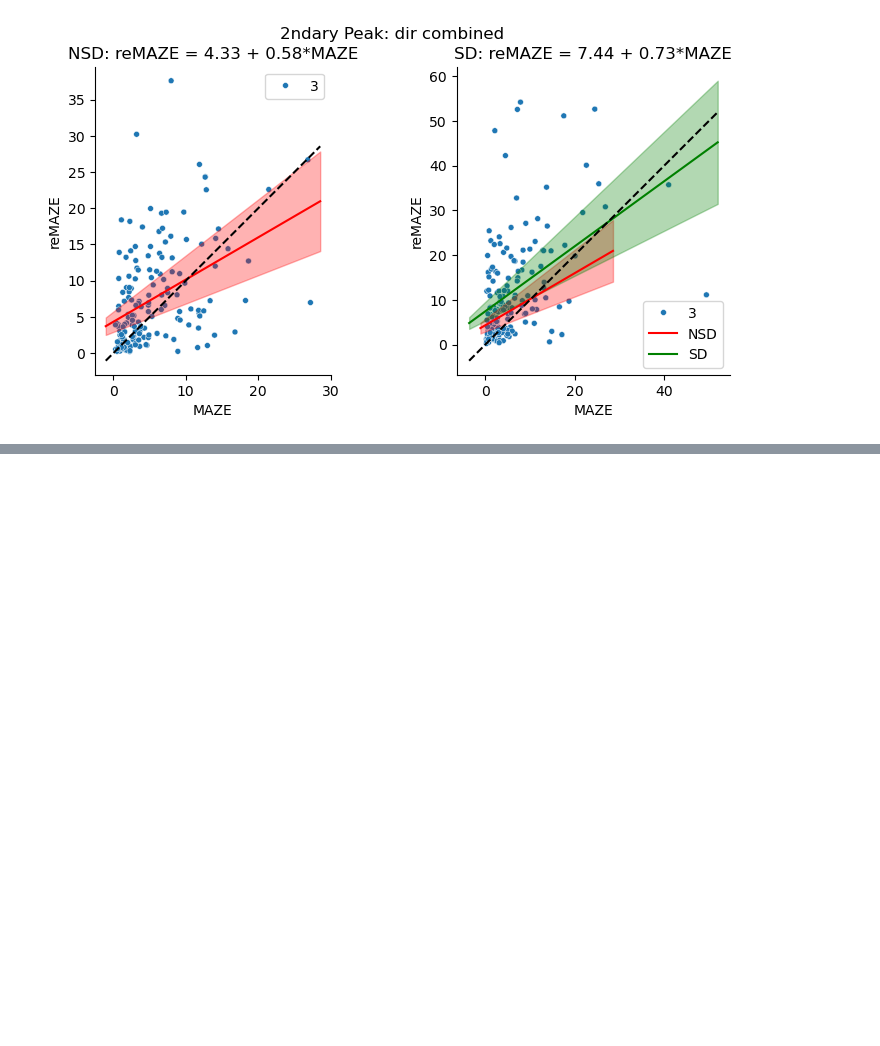
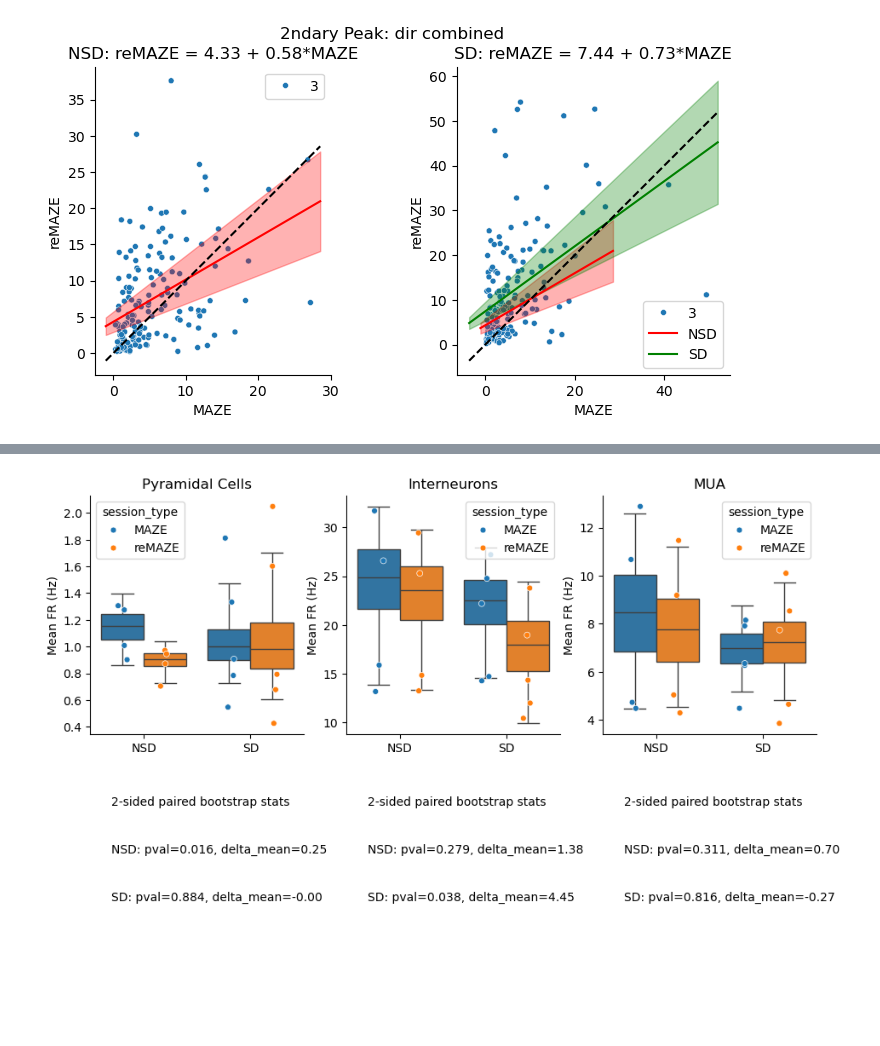
Before and after one commit to nkinsky/Projects_sandbox, a Jupyter notebook: sd_drift/sd_figure4_firing_rate_changes.ipynb, the cells around one changed output, grey strips where cells are left out. Drawn from its saved outputs; the diff is of its cells as text; code cells hidden in the pictures; blank space fills up the shorter version.

Commit message:
add in bootstrapped figs + stats

```diff
--- a/sd_drift/sd_figure4_firing_rate_changes.ipynb
+++ b/sd_drift/sd_figure4_firing_rate_changes.ipynb
@@ -239,0 +204,3 @@ for peak in [0, 1]:
+# %%
+df_bs = pd.read_csv(group_data_dir / "remaze_fr_bootstrap.csv", index_col=0)
+df_bs
@@ -239,0 +221,24 @@ for peak in [0, 1]:
+# %%
+_, axs = plt.subplots(2, 3, figsize=(11, 8))
+for ax, axstat, ntype, nname in zip(axs[0], axs[1], ["pyr", "inter", "mua"], ["Pyramidal Cells", "Interneurons", "MUA"]):
+    df2 = df_bs[df_bs.neuron_type == ntype]
+    df2_mean = fr_df[fr_df.neuron_type == ntype].groupby(["grp", "session_type", "session"]).mean(numeric_only=True)
+    sns.boxplot(data=df2, x="grp", y="mean_frate", hue="session", whis=(2.5, 97.5), showfliers=False, legend=False, ax=ax)
+    sns.stripplot(data=df2_mean, x="grp", y="mean_frate", hue="session_type", dodge=True, edgecolor="w", linewidth=0.5, ax=ax)
+    ax.set_title(nname)
+    ax.set_ylabel("Mean FR (Hz)")
+    ax.set_xlabel("")
+
+    axstat.text(0.1, 0.9, "2-sided paired bootstrap stats")
+    sns.despine(ax=ax)
+    yt = 0.7
+    for grp in ["NSD", "SD"]:
+        df_grp = df2[df2.grp == grp]
+        dmean, pval = get_bootstrap_prob_paired(df_grp[df_grp.session == "MAZE"].mean_frate, df_grp[df_grp.session == "reMAZE"].mean_frate)
+        axstat.text(0.1, yt, f"{grp}: pval={pval*2:0.3f}, delta_mean={dmean:0.2f}")
+        yt -= 0.2
+    sns.despine(ax=axstat, left=True, bottom=True)
+    axstat.set_xticks([])
+    axstat.set_yticks([])
+# %% [output]
+[figure, added]
```
Also changed, not shown: parts of 12 cells of this notebook.
